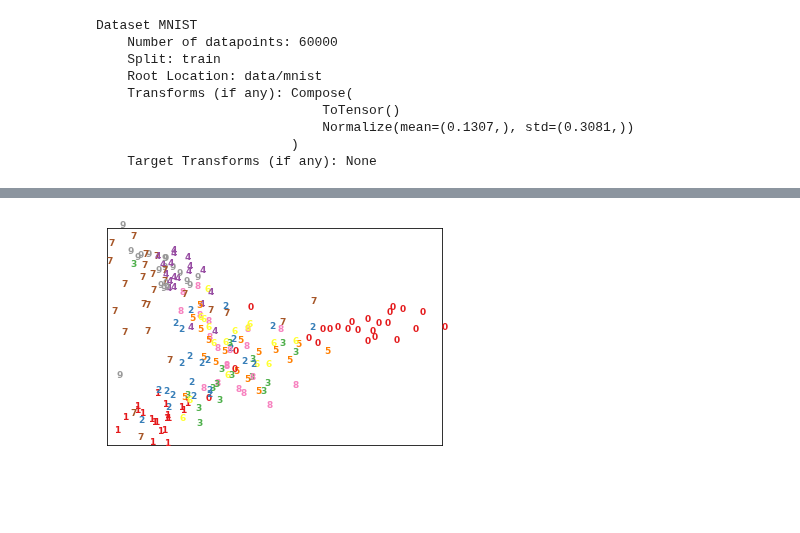
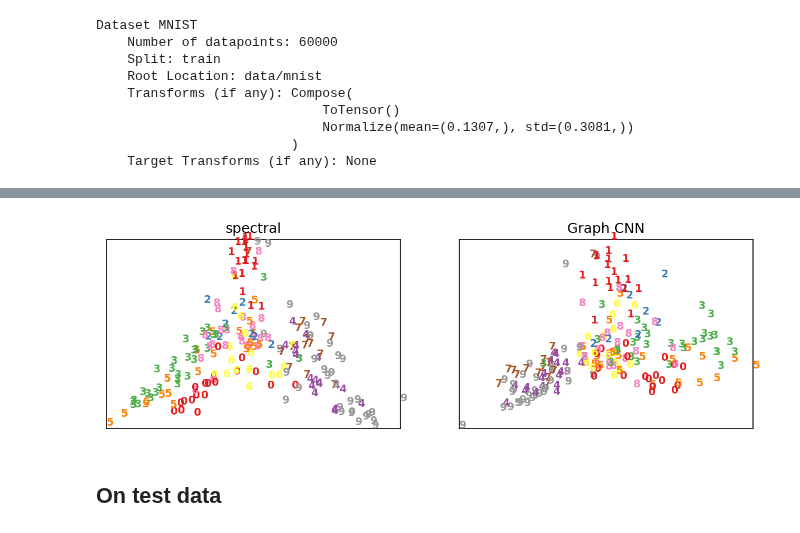
Before and after one commit to leowyy/fyp-graph-clustering, a Jupyter notebook: draw_mnist.ipynb, the cells around one changed output, grey strips where cells are left out. Drawn from its saved outputs; the diff is of its cells as text; code cells hidden in the pictures; blank space fills up the shorter version.

```diff
--- a/draw_mnist.ipynb
+++ b/draw_mnist.ipynb
@@ -93,6 +102,6 @@ opt_parameters['max_iters'] = 5000
 opt_parameters['batch_iters'] = 100
 
 if 1==1: # fast debugging
-    opt_parameters['max_iters'] = 20
+    opt_parameters['max_iters'] = 100
     opt_parameters['batch_iters'] = 10
 opt_parameters['decay_rate'] = 1.25
@@ -128,11 +133,10 @@ train_loader = torch.utils.data.DataLoader(train_data, batch_size=batch_size,
 # %%
-# optimization parameters
-max_samples = 1000
+# Optimization parameters
+max_samples = 6000
 learning_rate = opt_parameters['learning_rate']
 max_iters = opt_parameters['max_iters']
 batch_iters = opt_parameters['batch_iters']
 decay_rate = opt_parameters['decay_rate']
-
 
 # Optimizer
 global_lr = learning_rate
@@ -140,6 +144,7 @@ global_step = 0
 lr = learning_rate
 optimizer = net.update(lr)
 
+# Statistics
 t_start = time.time()
 t_start_total = time.time()
 average_loss_old = 1e10
@@ -150,10 +155,9 @@ for iteration in range(0, max_iters):
     for batch_idx, (inputs, labels) in enumerate(train_loader, start=1):
         if batch_idx * batch_size > max_samples: break
 
-        n_samples = inputs.shape[0]
-        X_train = inputs.view(n_samples,-1)
+        X_train = inputs.view(inputs.shape[0], -1)
         X_train = X_train.numpy()
-        G = get_graph_block(X_train, labels)
+        G = get_graph_block(X_train, labels, task_parameters['reduction_method'])
 
         # Forward pass
         y_pred = net.forward(G)
@@ -199,20 +244,0 @@ iteration= 10, loss(10iter)= 0.007, lr= 0.00075000, time(10iter)= 19.19
-# %%
-#----------------------------------------------------------------------
-# Scale and visualize the embedding vectors
-def plot_embedding(X, labels, title=None):
-    plt.figure()
-    ax = plt.subplot(111)
-    plot_embedding_subplot(ax, X, labels, title)
-
-def plot_embedding_subplot(ax, X, labels, title=None):
-    x_min, x_max = np.min(X, 0), np.max(X, 0)
-    X = (X - x_min) / (x_max - x_min)
-
-    for i in range(X.shape[0]):
-        ax.text(X[i, 0], X[i, 1], str(labels[i]),
-                 color=plt.cm.Set1(labels[i] / 10.),
-                 fontdict={'weight': 'bold', 'size': 9})
-
-    ax.set_xticks([]), ax.set_yticks([])
-    if title is not None:
-        ax.set_title(title)
@@ -266,4 +245,15 @@ plot_embedding(y_true.numpy(), G_test.labels.numpy())
-# %%
-plot_embedding(y_pred.detach().numpy(), G_test.labels.numpy())
-# %% [output]
-[figure, removed]
+# %%
+inputs, labels = draw_random_subset(train_data, num_samples=200)
+inputs = inputs.view(inputs.shape[0],-1)
+inputs = inputs.numpy()
+G = get_graph_block(inputs, labels, task_parameters['reduction_method'])
+y_pred = net.forward(G)
+y_pred = y_pred.detach().numpy()
+# %%
+f, axarr = plt.subplots(1, 2, sharex='col', sharey='row', figsize=(10, 3), dpi=150)
+plot_embedding_subplot(axarr[0], G.target, G.labels.numpy(), task_parameters['reduction_method'])
+plot_embedding_subplot(axarr[1], y_pred, G.labels.numpy(), "Graph CNN")
+# %% [output]
+[figure, added]
+# %% [markdown]
+## On test data
```
Also changed, not shown: parts of 16 cells of this notebook, 6 other files.
